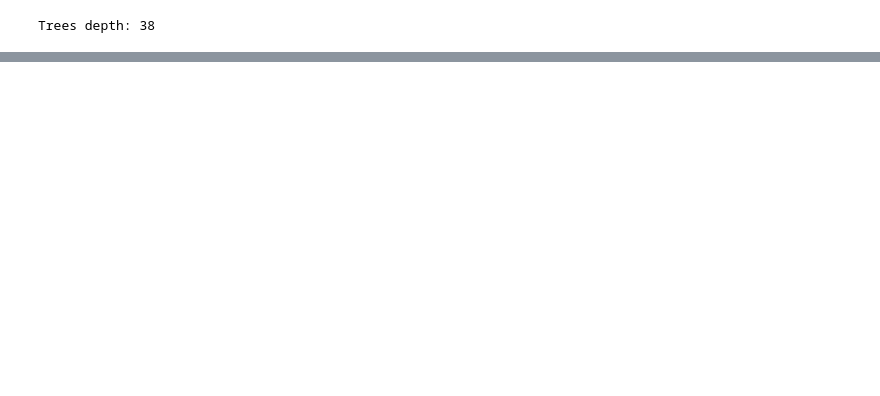
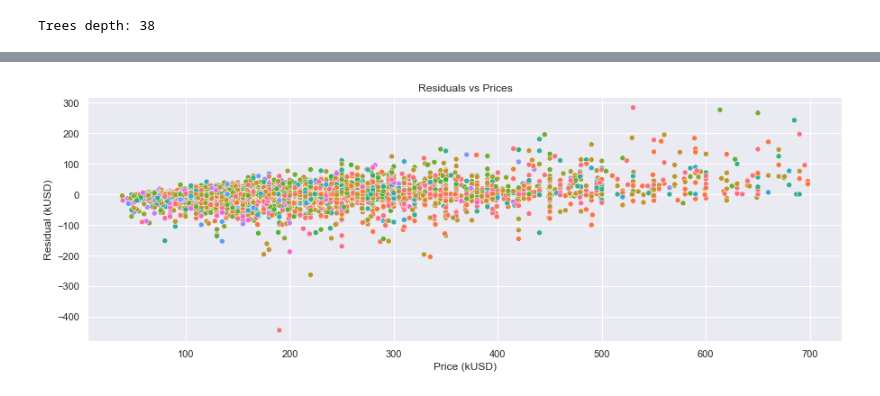
Before and after one commit to ricardoleoncorreia/buenos-aires-house-price-predictor, a Jupyter notebook: DS_Proyecto_02.ipynb, the cells around one changed output, grey strips where cells are left out. Saved outputs shown, nothing was run; the diff lists cells and outputs as text; code cells hidden in the pictures; blank space fills up the shorter version.

```diff
--- a/DS_Proyecto_02.ipynb
+++ b/DS_Proyecto_02.ipynb
@@ -674,0 +637,7 @@ dataset.iloc[invalid_indexes]
+# %%
+from sklearn.metrics import mean_squared_error
+
+y_test_pred = forest_search.predict(X_test)
+error_test = np.sqrt(mean_squared_error(y_test, y_test_pred))
+error_train = -forest_search.best_score_
+print(f'RMSE en test: {error_test:.2f} USD ({100 * (error_train - error_test) / error_train:.2f}% de diferencia de train)')
@@ -674,0 +732,13 @@ dataset.iloc[invalid_indexes]
+# %%
+def plot_residuals(y, residuals, labels, legend=True):
+    plt.figure(figsize=(15,5))
+    sns.scatterplot(x=y/1000, y=residuals/1000, hue=labels, legend=legend)
+    plt.xlabel('Price (kUSD)')
+    plt.ylabel('Residual (kUSD)')
+    plt.title('Residuals vs Prices')
+    plt.show()
+# %%
+residuals = y_test - y_test_pred
+plot_residuals(y=y_test, residuals=residuals, labels=X_test_labels.l3, legend=False)
+# %% [output]
+[figure, added]
```
Also changed, not shown: parts of 85 cells of this notebook, 1 other file.
